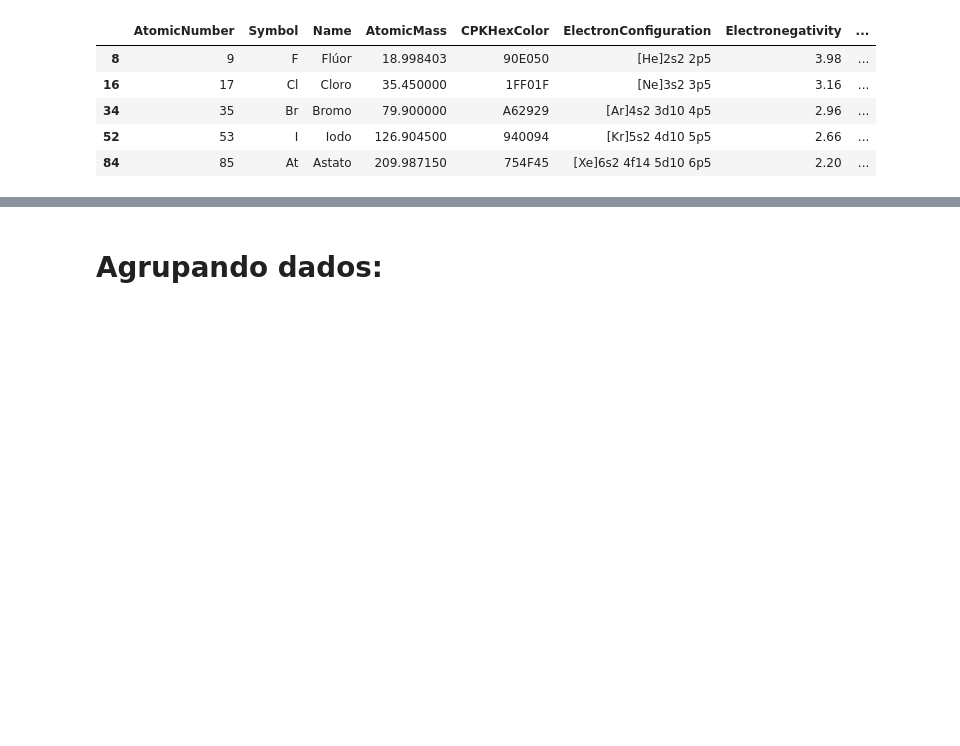
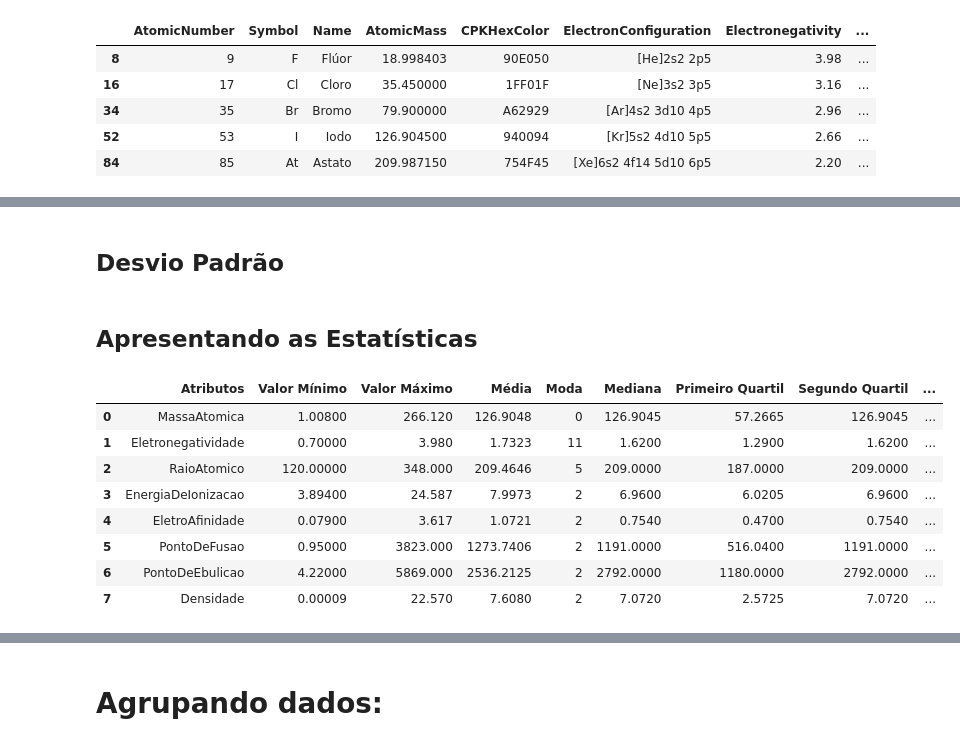
Before and after one commit to rogerioribeiromacedo/estatistica_com_python, a Jupyter notebook: periodic_table.ipynb, the cells around one changed output, grey strips where cells are left out. Cells and saved outputs as stored; diff of their text form; code cells hidden in the pictures; blank space fills up the shorter version.

```diff
--- a/periodic_table.ipynb
+++ b/periodic_table.ipynb
@@ -132,0 +207,25 @@ df_listatipo
+# %%
+quartil25 = []
+quartil50 = []
+quartil75 = []
+for coluna in df_estatisticas['Atributos']:
+    # Primeiro quartil
+    primeiro_quartil = df2[coluna].quantile([0.25,0.5,0.75])[0.25]
+    quartil25.append(primeiro_quartil)
+
+    # Segundo Quartil
+    segundo_quartil = df2[coluna].quantile([0.25,0.5,0.75])[0.50]
+    quartil50.append(segundo_quartil)
+
+    # Terceiro Quartil
+    terceiro_quartil = df2[coluna].quantile([0.25,0.5,0.75])[0.75]
+    quartil75.append(terceiro_quartil)
+
+pos_coluna = len(df_estatisticas.columns)
+df_estatisticas.insert(pos_coluna, 'Primeiro Quartil', quartil25, True)
+
+pos_coluna = len(df_estatisticas.columns)
+df_estatisticas.insert(pos_coluna, 'Segundo Quartil', quartil50, True)
+
+pos_coluna = len(df_estatisticas.columns)
+df_estatisticas.insert(pos_coluna, 'Terceiro Quartil', quartil75, True)
@@ -132,0 +239,33 @@ df_listatipo
+# %%
+variancias = []
+for coluna in df_estatisticas['Atributos']:
+    variancia = np.var(df2[coluna])
+    variancia = np.around(variancia, 5)
+    variancias.append(variancia)
+
+pos_coluna = len(df_estatisticas.columns)
+df_estatisticas.insert(pos_coluna, 'Variância', variancias, True)
+# %% [markdown]
+<h2>Desvio Padrão</h2>
+# %%
+desvios_padrao = []
+for variancia in variancias:
+    dp = np.sqrt(variancia)
+    desvios_padrao.append(dp)
+
+pos_coluna = len(df_estatisticas.columns)
+df_estatisticas.insert(pos_coluna, 'Desvio Padrão', desvios_padrao, True)
+# %% [markdown]
+<h2>Apresentando as Estatísticas</h2>
+# %%
+df_estatisticas
+# %% [output]
+|  | Atributos | Valor Mínimo | Valor Máximo | Média | Moda | Mediana | Primeiro Quartil | Segundo Quartil | ... |
+| 0 | MassaAtomica | 1.00800 | 266.120 | 126.9048 | 0 | 126.9045 | 57.2665 | 126.9045 | ... |
+| 1 | Eletronegatividade | 0.70000 | 3.980 | 1.7323 | 11 | 1.6200 | 1.2900 | 1.6200 | ... |
+| 2 | RaioAtomico | 120.00000 | 348.000 | 209.4646 | 5 | 209.0000 | 187.0000 | 209.0000 | ... |
+| 3 | EnergiaDeIonizacao | 3.89400 | 24.587 | 7.9973 | 2 | 6.9600 | 6.0205 | 6.9600 | ... |
+| 4 | EletroAfinidade | 0.07900 | 3.617 | 1.0721 | 2 | 0.7540 | 0.4700 | 0.7540 | ... |
+| 5 | PontoDeFusao | 0.95000 | 3823.000 | 1273.7406 | 2 | 1191.0000 | 516.0400 | 1191.0000 | ... |
+| 6 | PontoDeEbulicao | 4.22000 | 5869.000 | 2536.2125 | 2 | 2792.0000 | 1180.0000 | 2792.0000 | ... |
+| 7 | Densidade | 0.00009 | 22.570 | 7.6080 | 2 | 7.0720 | 2.5725 | 7.0720 | ... |
```
Also changed, not shown: parts of 24 cells of this notebook.
